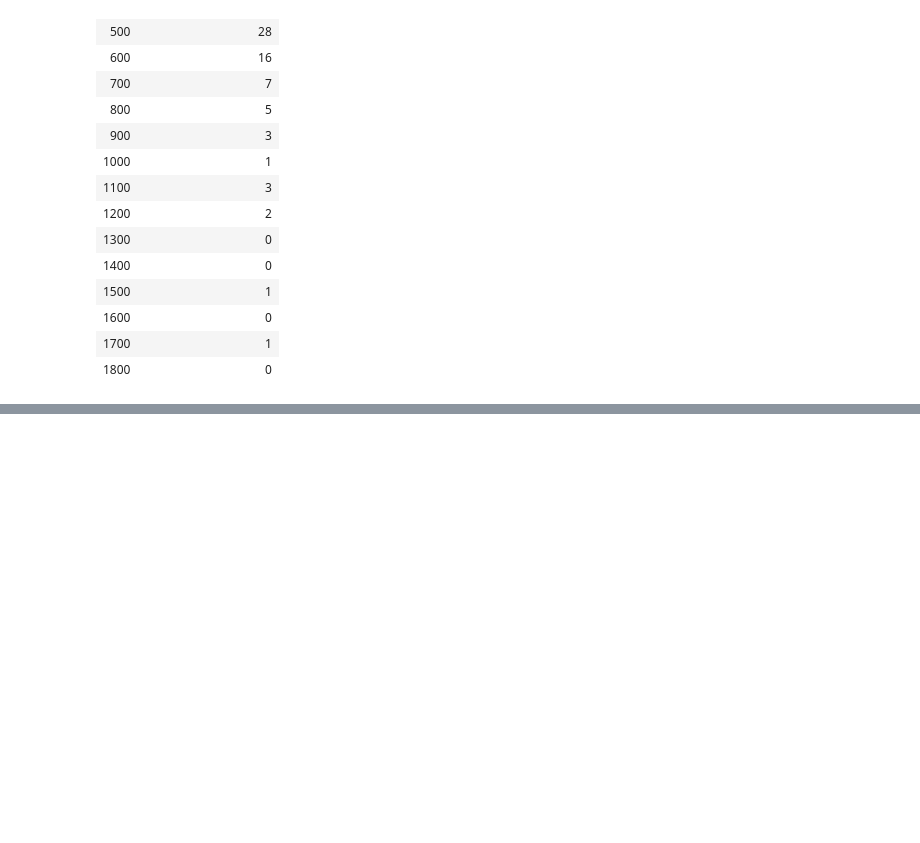
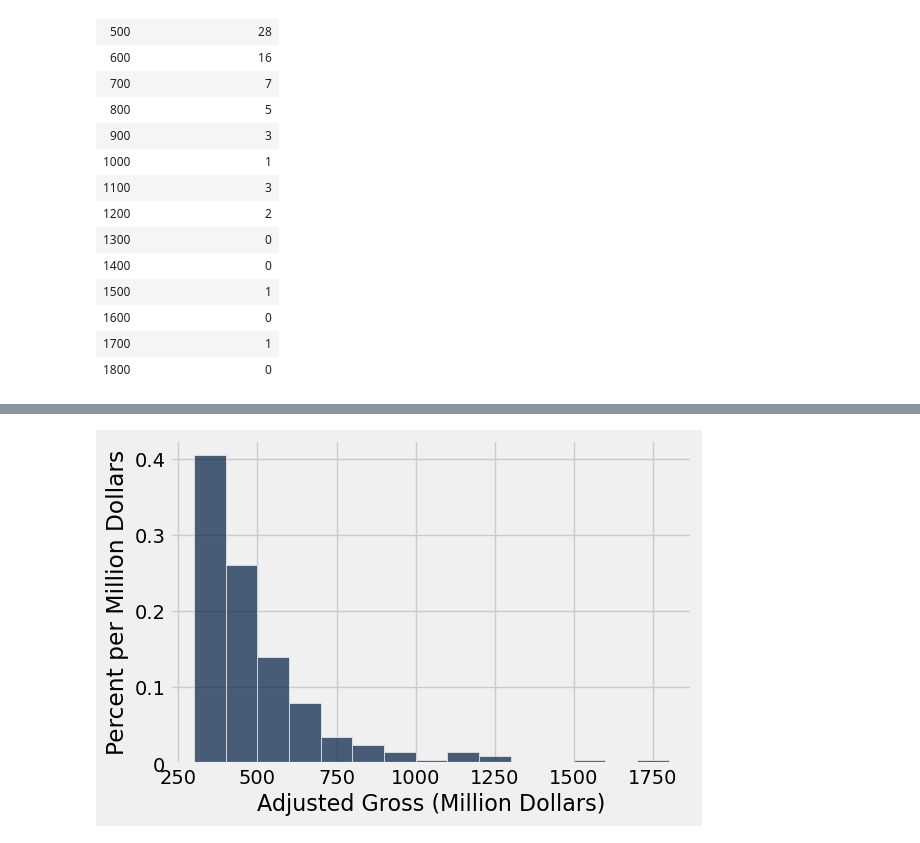
Before and after one commit to lawtonsclass/f25-code-from-class, a Jupyter notebook: data8/ch07.ipynb, the cells around one changed output, grey strips where cells are left out. Cells and saved outputs as stored; diff of their text form; code cells hidden in the pictures; blank space fills up the shorter version.

```diff
--- a/data8/ch07.ipynb
+++ b/data8/ch07.ipynb
@@ -379,0 +385,4 @@ millions.hist('Adjusted Gross') # by default it makes the same default 10 bins
+# %%
+millions.hist('Adjusted Gross', bins=np.arange(300, 1801, 100), unit='Million Dollars')
+# %% [output]
+[figure, added]
```
Also changed, not shown: parts of 50 cells of this notebook.
